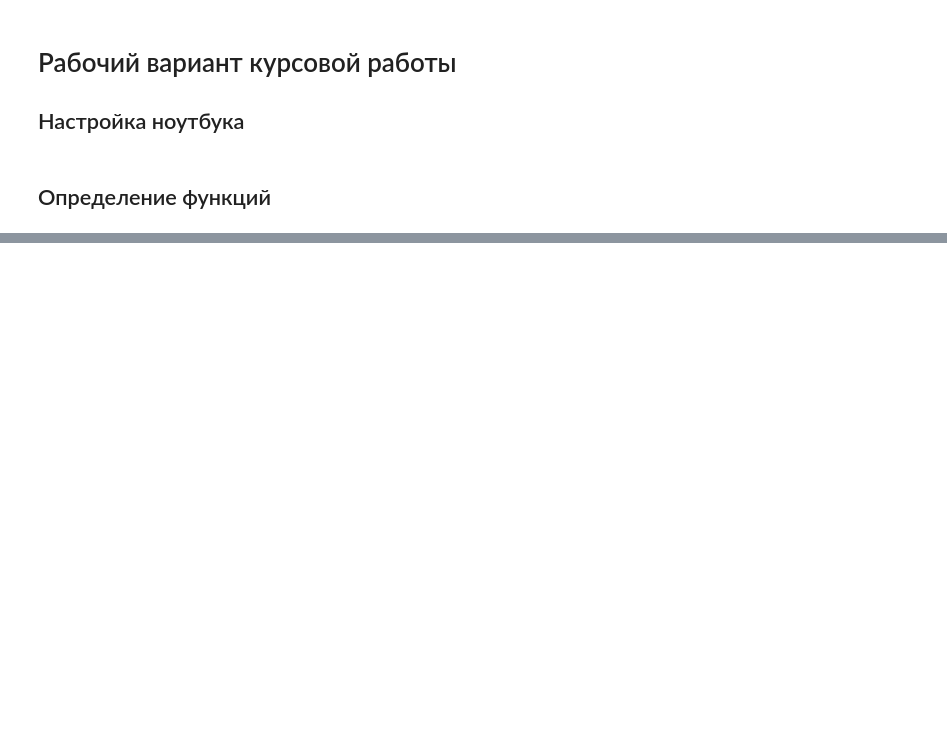
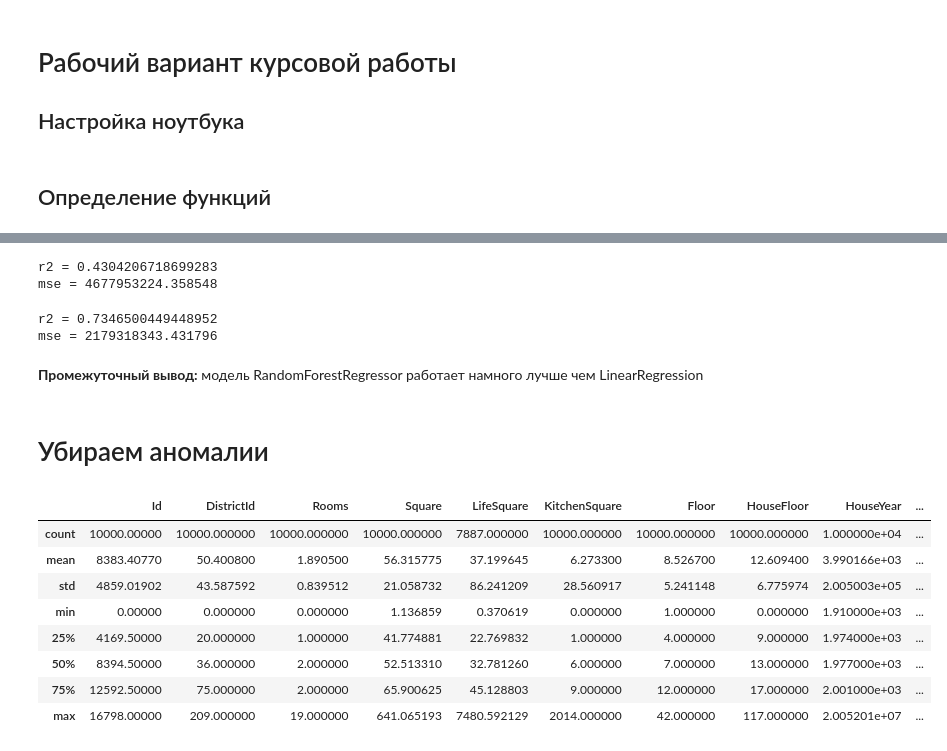
Before and after one commit to meFargot/gu-python-ds, a Jupyter notebook: Kurs_project_task/kurs_project.ipynb, the cells around one changed output, grey strips where cells are left out. Drawn from its saved outputs; the diff is of its cells as text; code cells hidden in the pictures; blank space fills up the shorter version.

```diff
--- a/Kurs_project_task/kurs_project.ipynb
+++ b/Kurs_project_task/kurs_project.ipynb
@@ -166,0 +80,6 @@ data[(data['HouseYear'] == 2016) & (data['Rooms'] == 3)][['Square', 'LifeSquare'
+# %%
+data_test = pd.read_csv('test.csv')
+data_train = pd.read_csv('train.csv')
+data_all = pd.concat([data_test, data_train.drop(['Price'], axis=1)])
+data_train_clear = data_train.copy()
+data_test_clear = data_test.copy()
@@ -166,0 +106,13 @@ data[(data['HouseYear'] == 2016) & (data['Rooms'] == 3)][['Square', 'LifeSquare'
+# %%
+# Поле Healthcare_1 уберем, т.к. в нем слишком много пропущенных значений (боле 47%)
+data_train_clear = data_train_clear.drop(['Healthcare_1'], axis=1)
+# %%
+# Строки переведем в числа (0 и 1)
+data_train_clear.loc[data_train_clear['Ecology_2'] == 'B', 'Ecology_2'] = 1
+data_train_clear.loc[data_train_clear['Ecology_2'] == 'A', 'Ecology_2'] = 0
+
+data_train_clear.loc[data_train_clear['Ecology_3'] == 'B', 'Ecology_3'] = 1
+data_train_clear.loc[data_train_clear['Ecology_3'] == 'A', 'Ecology_3'] = 0
+
+data_train_clear.loc[data_train_clear['Shops_2'] == 'B', 'Shops_2'] = 1
+data_train_clear.loc[data_train_clear['Shops_2'] == 'A', 'Shops_2'] = 0
@@ -166,0 +140,32 @@ data[(data['HouseYear'] == 2016) & (data['Rooms'] == 3)][['Square', 'LifeSquare'
+# %%
+# Пробуем убрать некоторые из признаков. Лучше всего модель показывает себя без признака LifeSquare
+
+features_2 = [
+                'DistrictId',     # 378 убрать
+                'Rooms',          # 109 оставить, важный признак
+                'Square',         # -1514 оставить, главный признак
+#                 'LifeSquare',     # 450 убрать? почистить?
+                'KitchenSquare',  # 372 убрать
+                'Floor',          # 361 оставить
+                'HouseFloor',     # 355 оставить
+                'HouseYear',      # 372 убрать
+                'Ecology_1',      # 360 оставить
+                'Ecology_2',      # 375 убрать
+                'Ecology_3',      # 372 убрать
+                'Social_1',       # 391 убрать
+                'Social_2',       # 374 убрать
+                'Social_3',       # 372 убрать
+                'Helthcare_2',    # 374 убрать
+                'Shops_1',        # 380 убрать
+                'Shops_2'         # 368 оставить
+]
+
+r2_without_LifeSquare_lr, mse_without_LifeSquare_lr = create_lr_model(data_init, features_2)
+# %% [output]
+r2 = 0.4304206718699283
+mse = 4677953224.358548
+# %%
+r2_without_LifeSquare_rf, mse_without_LifeSquare_lr = create_rf_model(data_init, features_2)
+# %% [output]
+r2 = 0.7346500449448952
+mse = 2179318343.431796
@@ -166,0 +175,16 @@ data[(data['HouseYear'] == 2016) & (data['Rooms'] == 3)][['Square', 'LifeSquare'
+# %% [markdown]
+**Промежуточный вывод:** модель RandomForestRegressor работает намного лучше чем LinearRegression
+# %% [markdown]
+# Убираем аномалии
+# %%
+data_train_clear.describe()
+# %% [output]
+|  | Id | DistrictId | Rooms | Square | LifeSquare | KitchenSquare | Floor | HouseFloor | HouseYear | ... |
+| count | 10000.00000 | 10000.000000 | 10000.000000 | 10000.000000 | 7887.000000 | 10000.000000 | 10000.000000 | 10000.000000 | 1.000000e+04 | ... |
+| mean | 8383.40770 | 50.400800 | 1.890500 | 56.315775 | 37.199645 | 6.273300 | 8.526700 | 12.609400 | 3.990166e+03 | ... |
+| std | 4859.01902 | 43.587592 | 0.839512 | 21.058732 | 86.241209 | 28.560917 | 5.241148 | 6.775974 | 2.005003e+05 | ... |
+| min | 0.00000 | 0.000000 | 0.000000 | 1.136859 | 0.370619 | 0.000000 | 1.000000 | 0.000000 | 1.910000e+03 | ... |
+| 25% | 4169.50000 | 20.000000 | 1.000000 | 41.774881 | 22.769832 | 1.000000 | 4.000000 | 9.000000 | 1.974000e+03 | ... |
+| 50% | 8394.50000 | 36.000000 | 2.000000 | 52.513310 | 32.781260 | 6.000000 | 7.000000 | 13.000000 | 1.977000e+03 | ... |
+| 75% | 12592.50000 | 75.000000 | 2.000000 | 65.900625 | 45.128803 | 9.000000 | 12.000000 | 17.000000 | 2.001000e+03 | ... |
+| max | 16798.00000 | 209.000000 | 19.000000 | 641.065193 | 7480.592129 | 2014.000000 | 42.000000 | 117.000000 | 2.005201e+07 | ... |
```
Also changed, not shown: parts of 124 cells of this notebook.
